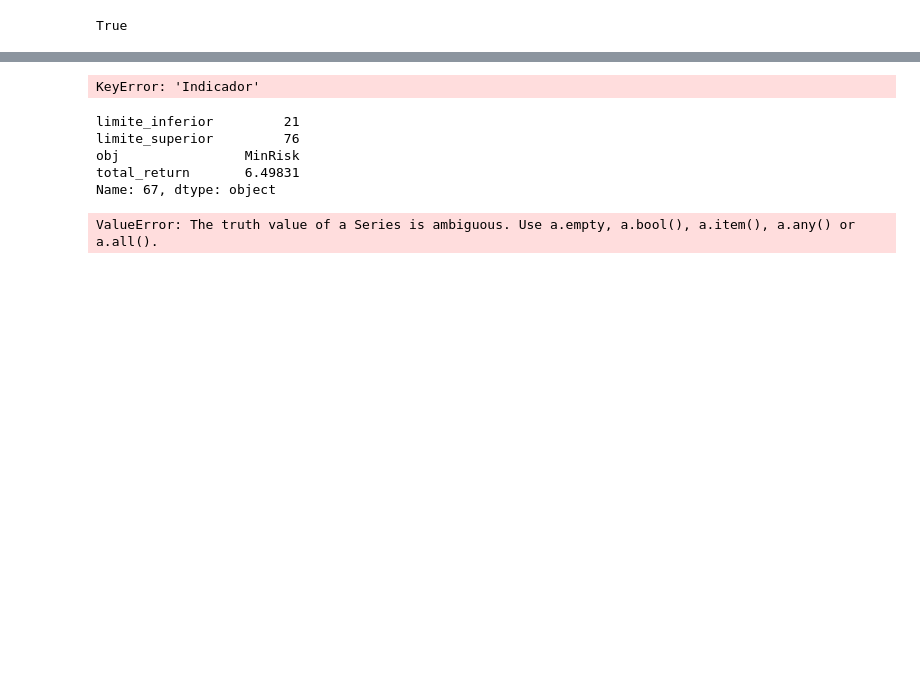
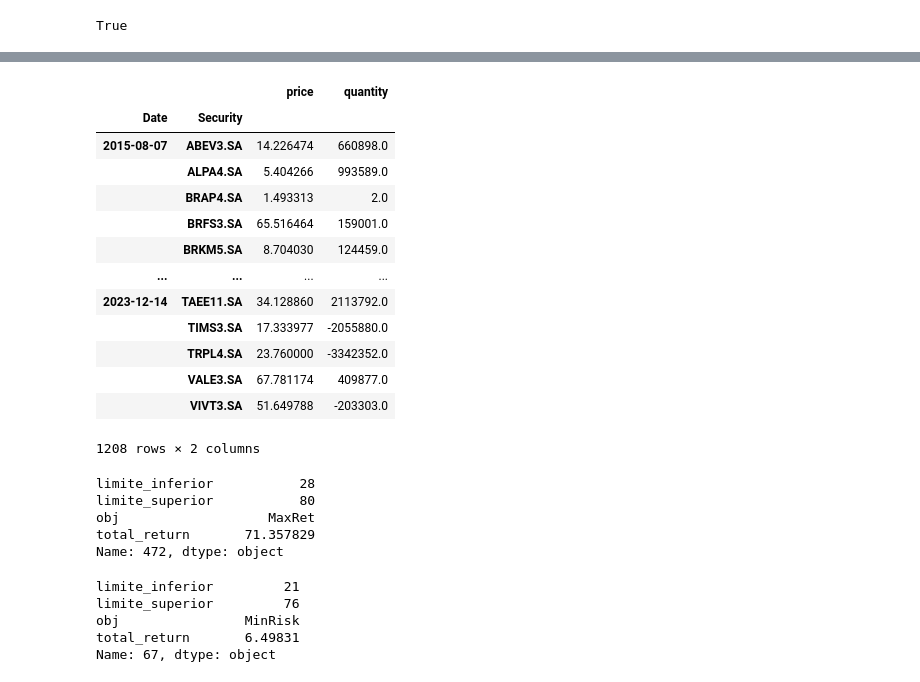
Before and after one commit to fea-dev-usp/quantamental-Dev_Wizards, a Jupyter notebook: backtesting.ipynb, the cells around one changed output, grey strips where cells are left out. Cells and saved outputs as stored; diff of their text form; code cells hidden in the pictures; blank space fills up the shorter version.

```diff
--- a/backtesting.ipynb
+++ b/backtesting.ipynb
@@ -199,13 +293,35 @@ Win 12m %            91.40%      76.34%      87.10%
 # %%
-trans = results.get_transactions('Indicador')
+trans = results.get_transactions('Indicador CVM')
+trans
 # %% [output]
+|  |  | price | quantity |
+| Date | Security |  |  |
+| 2015-08-07 | ABEV3.SA | 14.226474 | 660898.0 |
+|  | ALPA4.SA | 5.404266 | 993589.0 |
+|  | BRAP4.SA | 1.493313 | 2.0 |
+|  | BRFS3.SA | 65.516464 | 159001.0 |
+|  | BRKM5.SA | 8.704030 | 124459.0 |
+| ... | ... | ... | ... |
+| 2023-12-14 | TAEE11.SA | 34.128860 | 2113792.0 |
+|  | TIMS3.SA | 17.333977 | -2055880.0 |
+|  | TRPL4.SA | 23.760000 | -3342352.0 |
+|  | VALE3.SA | 67.781174 | 409877.0 |
+|  | VIVT3.SA | 51.649788 | -203303.0 |
-KeyError: 'Indicador'
+1208 rows × 2 columns
 # %%
 import pandas as pd
 
 opt = pd.read_csv('./data/resultados_otimization.csv')
 
 opt.drop(columns=['Unnamed: 0'], inplace=True)
+# %%
+opt.loc[np.argmax(opt['total_return']), ['limite_inferior', 'limite_superior', 'obj', 'total_return']]
+# %% [output]
+limite_inferior           28
+limite_superior           80
+obj                   MaxRet
+total_return       71.357829
+Name: 472, dtype: object
 # %%
 opt2 = opt[opt['obj'] == 'MinRisk'].reset_index(drop=True)
 opt2.loc[np.argmax(opt2['total_return']), ['limite_inferior', 'limite_superior', 'obj', 'total_return']]
@@ -215,26 +331,3 @@ limite_superior         76
 obj                MinRisk
 total_return       6.49831
 Name: 67, dtype: object
-# %%
-def calcular_precos(prices, indicadores_sinal, **kwargs):
-    kwargs.setdefault('method_cov', 'ledoit')
-    kwargs.setdefault('method_mu', 'hist')
-    kwargs.setdefault('model', 'Classic')
-    kwargs.setdefault('rm', 'MV')
-    kwargs.setdefault('obj', 'MinRisk')
-    kwargs.setdefault('rf', 0)
-    kwargs.setdefault('l', 0)
-
-    indicadores_limite = indicadores_sinal[indicadores_sinal == 1].sort_index()
-    pesos = pd.DataFrame()
-
-    for data, entry in indicadores_limite.items():
-        if entry:
-            w = optimization(prices, data, obj=kwargs['obj']).T
-            w.index = [data]
-            pesos = pd.concat([pesos, w], axis=0)
-    return pesos
-
-calcular_precos(prices, indicadores_sinal, obj='MaxRet')
-# %% [output]
-ValueError: The truth value of a Series is ambiguous. Use a.empty, a.bool(), a.item(), a.any() or a.all().
```
Also changed, not shown: parts of 8 cells of this notebook.
